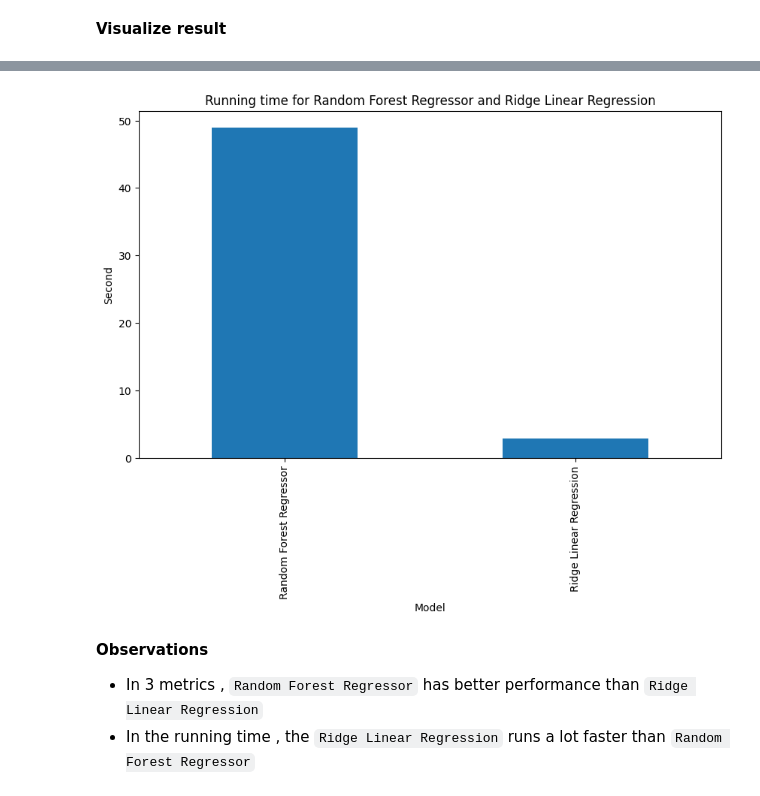
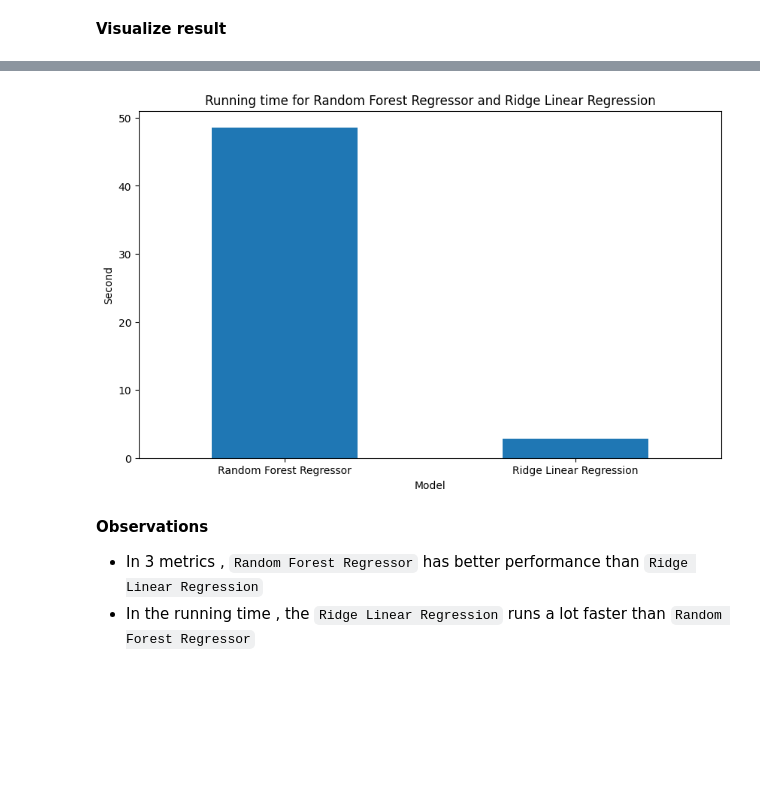
Before and after one commit to hwangdeokThien/CSC14119_IntroDS_final_project, a Jupyter notebook: src/notebooks/4.1-data-modelling.ipynb, the cells around one changed output, grey strips where cells are left out. Saved outputs shown, nothing was run; the diff lists cells and outputs as text; code cells hidden in the pictures; blank space fills up the shorter version.

Commit message:
[FIX] Change the chart in comparing 2 machine learning algorithms

```diff
--- a/src/notebooks/4.1-data-modelling.ipynb
+++ b/src/notebooks/4.1-data-modelling.ipynb
@@ -344,13 +344,13 @@ plt.show()
 # %%
 result_df.iloc[-1].plot(kind='bar', figsize=(10, 6))
 plt.title('Running time for Random Forest Regressor and Ridge Linear Regression')
 plt.ylabel('Second')
 plt.xlabel('Model')
-
+plt.tick_params(axis='x',rotation =0)
 
 plt.show()
 # %% [output]
-[figure, old version]
+[figure, new version]
 # %% [markdown]
 **Observations**
 - In 3 metrics , `Random Forest Regressor` has better performance than `Ridge Linear Regression`
```
Also changed, not shown: parts of 4 cells of this notebook.
